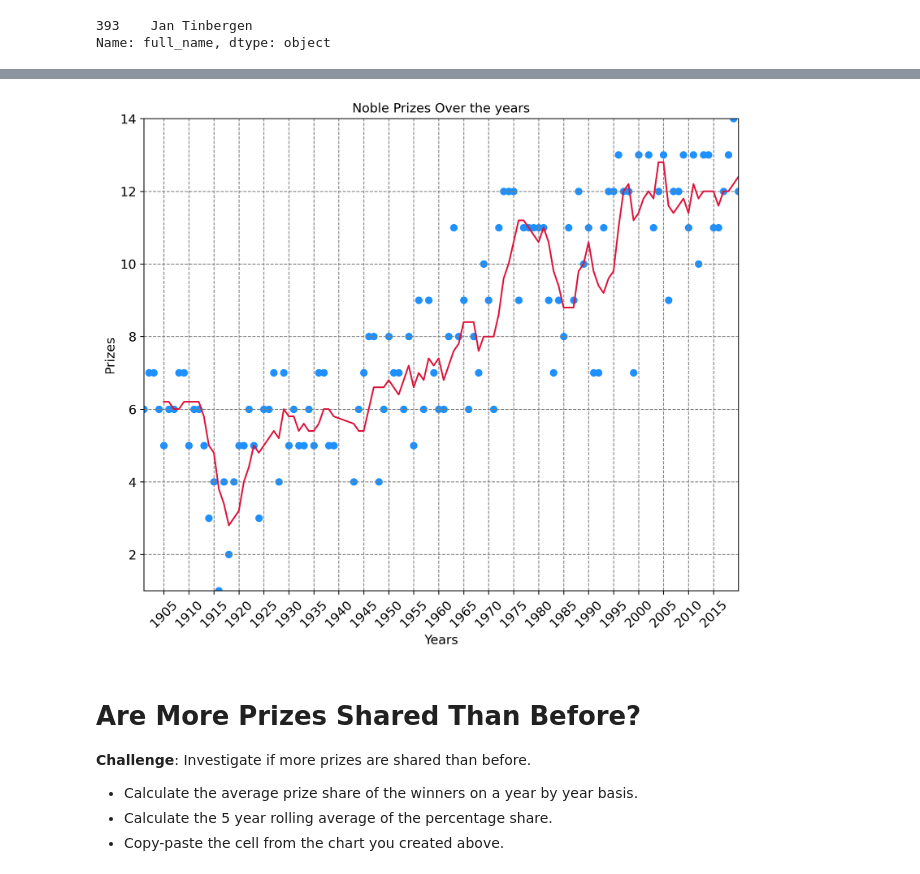
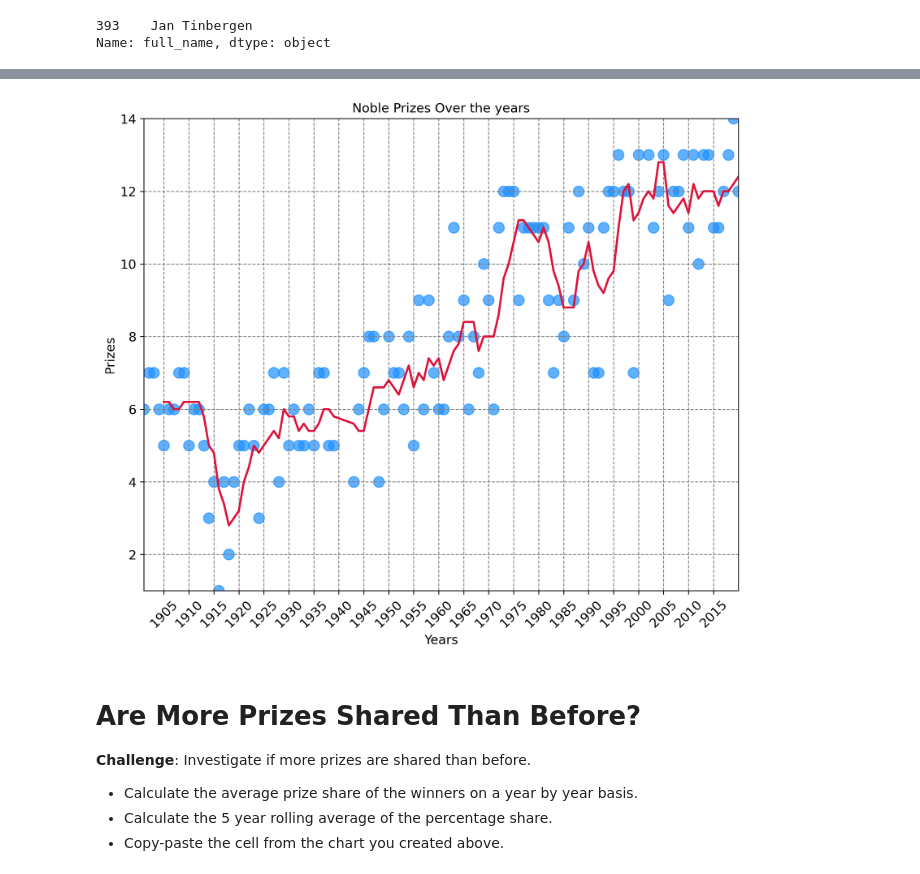
Before and after one commit to nico-Zero/Python, a Jupyter notebook: New_Shit__/Angela_Yu__/Day_79_Nobal_price_Analysis/Nobel_Prize_Analysis_(start).ipynb, the cells around one changed output, grey strips where cells are left out. Cells and saved outputs as stored; diff of their text form; code cells hidden in the pictures.

```diff
--- a/New_Shit__/Angela_Yu__/Day_79_Nobal_price_Analysis/Nobel_Prize_Analysis_(start).ipynb
+++ b/New_Shit__/Angela_Yu__/Day_79_Nobal_price_Analysis/Nobel_Prize_Analysis_(start).ipynb
@@ -330,31 +330,31 @@ px.bar(
 -   Looking at the chart, did the first and second world wars have an impact on the number of prizes being given out?
 -   What could be the reason for the trend in the chart?
 # %%
-data_xxx = df_data.groupby("year")["prize"].count()
-rolling_data = df_data.groupby("year")["prize"].count().rolling(5).mean()
+data_xxx = df_data.groupby("year").count().prize
+rolling_data = data_xxx.rolling(5).mean()
 
 plt.figure(figsize=(10, 8), dpi=300)
 plt.xticks(
     fontsize=12,
     rotation=45,
     ticks=np.arange(start=data_xxx.index.min() - 1, stop=data_xxx.index.max(), step=5),
 )
 plt.yticks(fontsize=12)
 plt.title("Noble Prizes Over the years")
 plt.grid(color="gray", linestyle="dashed")
 
 plt.xlabel("Years", fontsize=12)
 plt.ylabel("Prizes", fontsize=12)
 
 plt.ylim(data_xxx.min(), 14)
 plt.xlim(data_xxx.index.min(), data_xxx.index.max())
 
 
-plt.scatter(x=data_xxx.index, y=list(data_xxx.values), c="dodgerblue")
-plt.plot(rolling_data.index, rolling_data.values, c="crimson")
+plt.scatter(x=data_xxx.index, y=list(data_xxx.values), c="dodgerblue",alpha=0.7,s=100)
+plt.plot(rolling_data.index, rolling_data.values, c="crimson",linewidth=2)
 plt.show()
 # %% [output]
-[figure, old version]
+[figure, new version]
 # %% [markdown]
 # Are More Prizes Shared Than Before?
 
```
Also changed, not shown: parts of 2 cells of this notebook.
